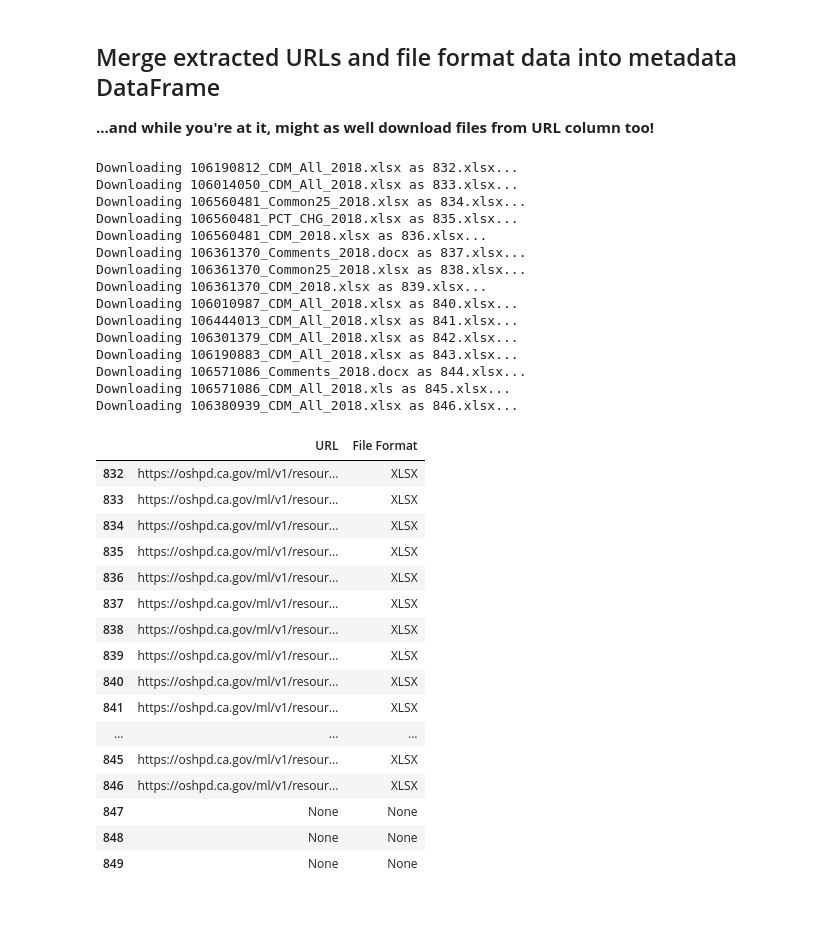
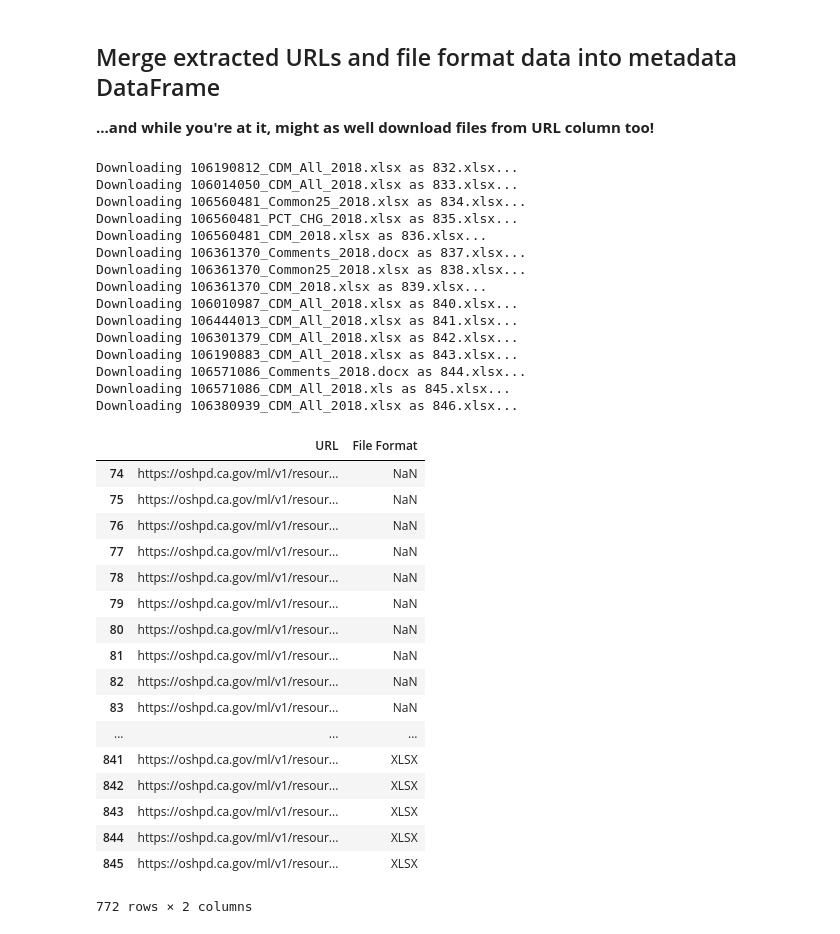
Before and after one commit to emigre459/Hospital-Chargemasters, a Jupyter notebook: Dataset_Collection.ipynb, the cells around one changed output. Cells and saved outputs as stored; diff of their text form; code cells hidden in the pictures.

Commit message:
bug: Correct DataFrame being used for file download to df from temp_df

```diff
--- a/Dataset_Collection.ipynb
+++ b/Dataset_Collection.ipynb
@@ -122,41 +122,42 @@ def download_file(row, filepath = 'chargemasters/'):
 # %%
 #Extract URLs and file formats and download chargemaster files
 df = get_URLs(('C75', 'C846'))
-df['File Format'] = temp_df.apply(download_file, axis = 1)
+df['File Format'] = df.apply(download_file, axis = 1)
 df
 # %% [output]
 Downloading 106190812_CDM_All_2018.xlsx as 832.xlsx...
 Downloading 106014050_CDM_All_2018.xlsx as 833.xlsx...
 Downloading 106560481_Common25_2018.xlsx as 834.xlsx...
 Downloading 106560481_PCT_CHG_2018.xlsx as 835.xlsx...
 Downloading 106560481_CDM_2018.xlsx as 836.xlsx...
 Downloading 106361370_Comments_2018.docx as 837.xlsx...
 Downloading 106361370_Common25_2018.xlsx as 838.xlsx...
 Downloading 106361370_CDM_2018.xlsx as 839.xlsx...
 Downloading 106010987_CDM_All_2018.xlsx as 840.xlsx...
 Downloading 106444013_CDM_All_2018.xlsx as 841.xlsx...
 Downloading 106301379_CDM_All_2018.xlsx as 842.xlsx...
 Downloading 106190883_CDM_All_2018.xlsx as 843.xlsx...
 Downloading 106571086_Comments_2018.docx as 844.xlsx...
 Downloading 106571086_CDM_All_2018.xls as 845.xlsx...
 Downloading 106380939_CDM_All_2018.xlsx as 846.xlsx...
 |  | URL | File Format |
-| 832 | https://oshpd.ca.gov/ml/v1/resour... | XLSX |
-| 833 | https://oshpd.ca.gov/ml/v1/resour... | XLSX |
-| 834 | https://oshpd.ca.gov/ml/v1/resour... | XLSX |
-| 835 | https://oshpd.ca.gov/ml/v1/resour... | XLSX |
-| 836 | https://oshpd.ca.gov/ml/v1/resour... | XLSX |
-| 837 | https://oshpd.ca.gov/ml/v1/resour... | XLSX |
-| 838 | https://oshpd.ca.gov/ml/v1/resour... | XLSX |
-| 839 | https://oshpd.ca.gov/ml/v1/resour... | XLSX |
-| 840 | https://oshpd.ca.gov/ml/v1/resour... | XLSX |
+| 74 | https://oshpd.ca.gov/ml/v1/resour... | NaN |
+| 75 | https://oshpd.ca.gov/ml/v1/resour... | NaN |
+| 76 | https://oshpd.ca.gov/ml/v1/resour... | NaN |
+| 77 | https://oshpd.ca.gov/ml/v1/resour... | NaN |
+| 78 | https://oshpd.ca.gov/ml/v1/resour... | NaN |
+| 79 | https://oshpd.ca.gov/ml/v1/resour... | NaN |
+| 80 | https://oshpd.ca.gov/ml/v1/resour... | NaN |
+| 81 | https://oshpd.ca.gov/ml/v1/resour... | NaN |
+| 82 | https://oshpd.ca.gov/ml/v1/resour... | NaN |
+| 83 | https://oshpd.ca.gov/ml/v1/resour... | NaN |
+| ... | ... | ... |
 | 841 | https://oshpd.ca.gov/ml/v1/resour... | XLSX |
-| ... | ... | ... |
+| 842 | https://oshpd.ca.gov/ml/v1/resour... | XLSX |
+| 843 | https://oshpd.ca.gov/ml/v1/resour... | XLSX |
+| 844 | https://oshpd.ca.gov/ml/v1/resour... | XLSX |
 | 845 | https://oshpd.ca.gov/ml/v1/resour... | XLSX |
-| 846 | https://oshpd.ca.gov/ml/v1/resour... | XLSX |
-| 847 | None | None |
-| 848 | None | None |
-| 849 | None | None |
+772 rows × 2 columns
 # %%
 # Merge metadata df with output of download_files()
 # (by overwriting existing data, if any, in URL and File Format columns)
```
